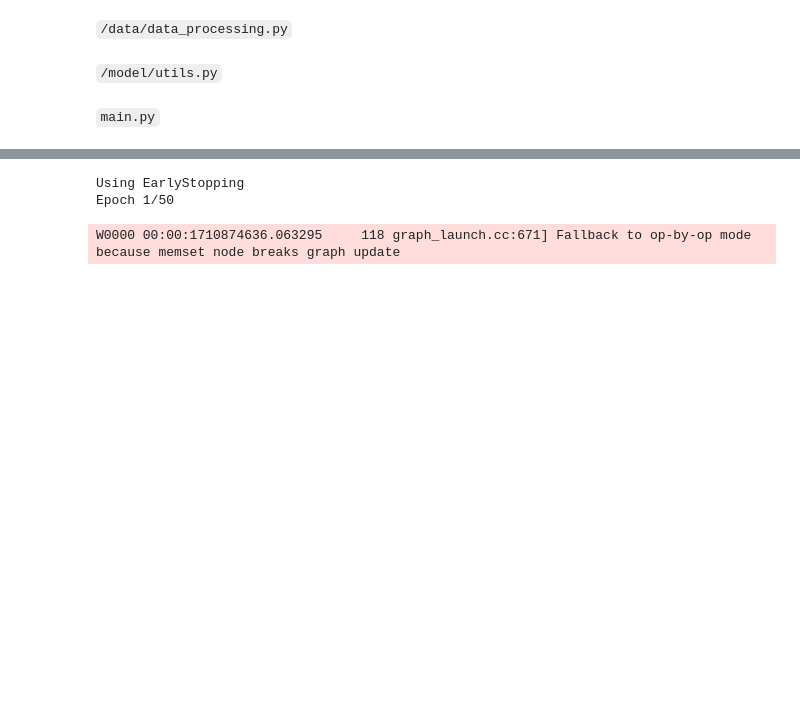
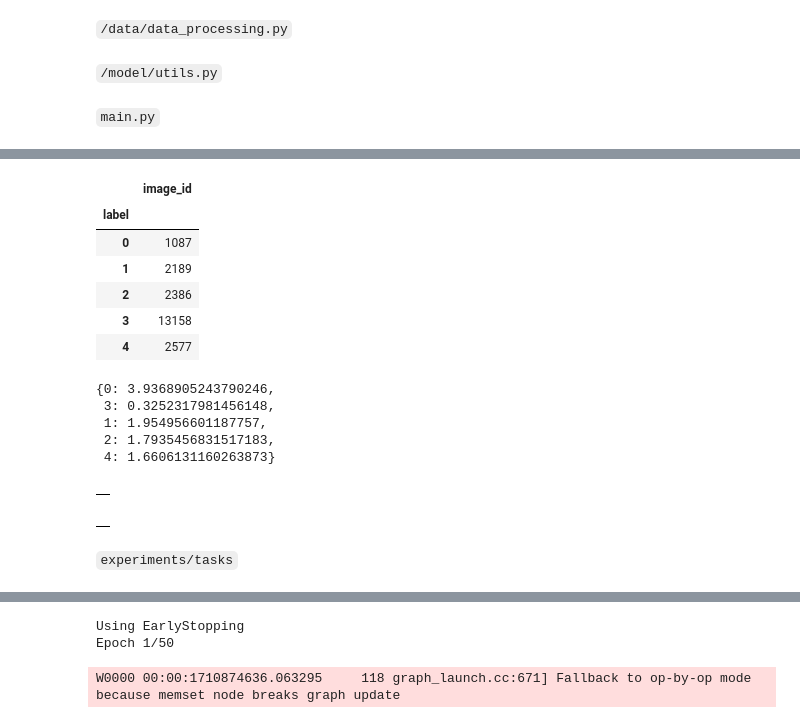
Before and after one commit to btsmith29/AMLS_II_assignment23_24, a Jupyter notebook: assignment-workings.ipynb, the cells around one changed output, grey strips where cells are left out. Saved outputs shown, nothing was run; the diff lists cells and outputs as text; code cells hidden in the pictures; blank space fills up the shorter version.

```diff
--- a/assignment-workings.ipynb
+++ b/assignment-workings.ipynb
@@ -275,0 +429,11 @@ Found 4280 files belonging to 5 classes.
+# %%
+df_train = pd.read_csv("data/train.csv")
+df_train.groupby(['label']).count()
+# %% [output]
+|  | image_id |
+| label |  |
+| 0 | 1087 |
+| 1 | 2189 |
+| 2 | 2386 |
+| 3 | 13158 |
+| 4 | 2577 |
@@ -276,2 +454,10 @@ Found 4280 files belonging to 5 classes.
+# %%
+class_weights
+# %% [output]
+{0: 3.9368905243790246,
+ 3: 0.3252317981456148,
+ 1: 1.954956601187757,
+ 2: 1.7935456831517183,
+ 4: 1.6606131160263873}
 # %%
 df_results = recover_results()
@@ -278 +465,11 @@ df_results = recover_results()
+# %%
+df_results.head()
+# %% [output]
+|  |
+# %%
+df_test_results.head()
+# %% [output]
+|  |
+# %% [markdown]
+`experiments/tasks`
 # %%
```
Also changed, not shown: parts of 57 cells of this notebook.
